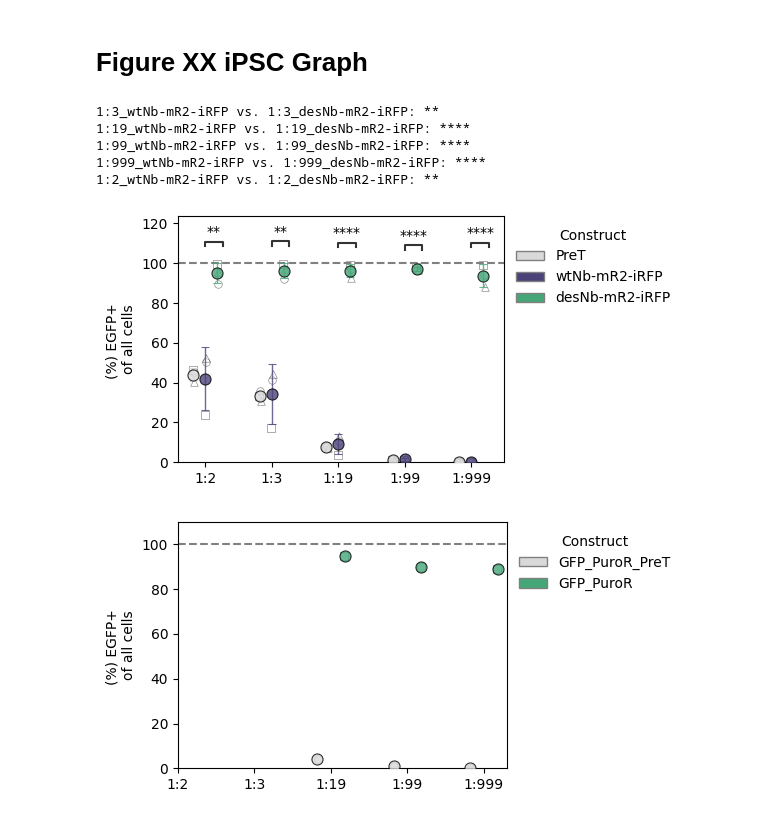
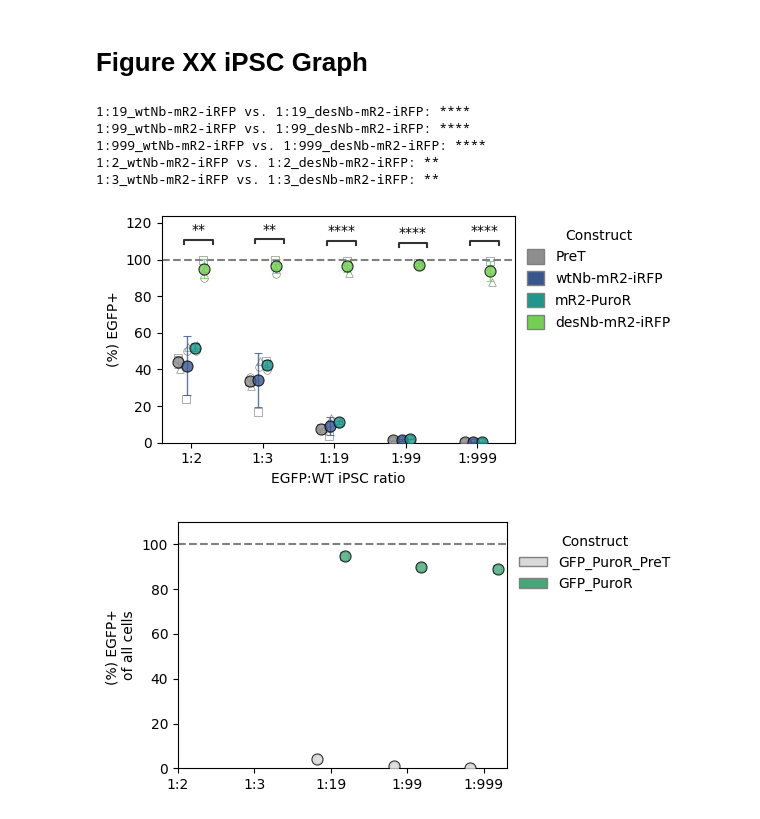
Before and after one commit to GallowayLabMIT/dasit_manuscript, a Jupyter notebook: Figure_XX_iPSCs/Figure_XX_iPSCs_wtNB.ipynb, the cells around one changed output. Cells and saved outputs as stored; diff of their text form; code cells hidden in the pictures.

```diff
--- a/Figure_XX_iPSCs/Figure_XX_iPSCs_wtNB.ipynb
+++ b/Figure_XX_iPSCs/Figure_XX_iPSCs_wtNB.ipynb
@@ -375,14 +296,16 @@ x = 'ratio'
 y = 'percent'
 
 palette = {
-    "PreT": "#D9D9D9",
-    "wtNb-mR2-iRFP": "#4B4279",
-    "desNb-mR2-iRFP": "#45A778",
+    "PreT": "#8E8E8E",
+    "wtNb-mR2-iRFP": "#39568CFF",
+    "mR2-PuroR": '#1F968BFF',
+    "desNb-mR2-iRFP": "#73D055FF"
 }
 
 hue_order = [
     "PreT",
     "wtNb-mR2-iRFP",
+    'mR2-PuroR',
     'desNb-mR2-iRFP'
 ]
 
@@ -485,7 +408,7 @@ for i, ratio in enumerate(ratio_order):
         )
 # Formatting
 
-ax.yaxis.set_label_text('(%) EGFP+ \nof all cells')
+ax.yaxis.set_label_text('(%) EGFP+')
 ax.xaxis.set_label_text('')
 
 ax.yaxis.set_major_formatter(
@@ -527,7 +450,9 @@ ax.legend(
     title='Construct',
     loc='upper left',
     bbox_to_anchor=(1,1),
-    frameon=False
+    frameon=False,
+    handlelength=1.2,
+    handleheight=1.2
 )
 
 
@@ -582,35 +507,36 @@ annotator = Annotator(
     pairs=pairs,
     data=bio_means,
     x="ratio",
     y=y,
     hue="construct",
     order=ratio_order,
     hue_order=hue_order,
 )
 
 annotator.configure(
     test="t-test_ind",
     text_format="full",
     loc="inside",
     line_height=0.02,
     text_offset=2,
 )
 
 annotator.set_custom_annotations(annotations)
 annotator.annotate()
+ax.set_xlabel('EGFP:WT iPSC ratio')
 
 
 fig.tight_layout()
 
 plottitle = 'Figure_XX_iPSCs_controls_purity.svg'
 plt.savefig(rd.outfile(output_path/plottitle),bbox_inches='tight')
 # %% [output]
-1:3_wtNb-mR2-iRFP vs. 1:3_desNb-mR2-iRFP: **
 1:19_wtNb-mR2-iRFP vs. 1:19_desNb-mR2-iRFP: ****
 1:99_wtNb-mR2-iRFP vs. 1:99_desNb-mR2-iRFP: ****
 1:999_wtNb-mR2-iRFP vs. 1:999_desNb-mR2-iRFP: ****
 1:2_wtNb-mR2-iRFP vs. 1:2_desNb-mR2-iRFP: **
+1:3_wtNb-mR2-iRFP vs. 1:3_desNb-mR2-iRFP: **
-[figure, old version]
+[figure, new version]
 # %%
 hue = 'construct'
 order = ['1:2', '1:3', '1:19', '1:99', '1:999']
```
Also changed, not shown: parts of 1 cell of this notebook.
